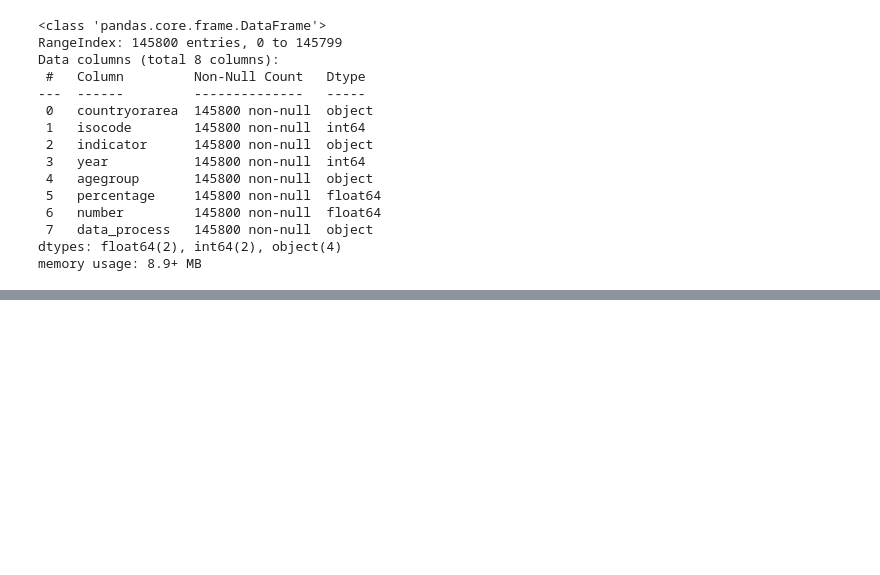
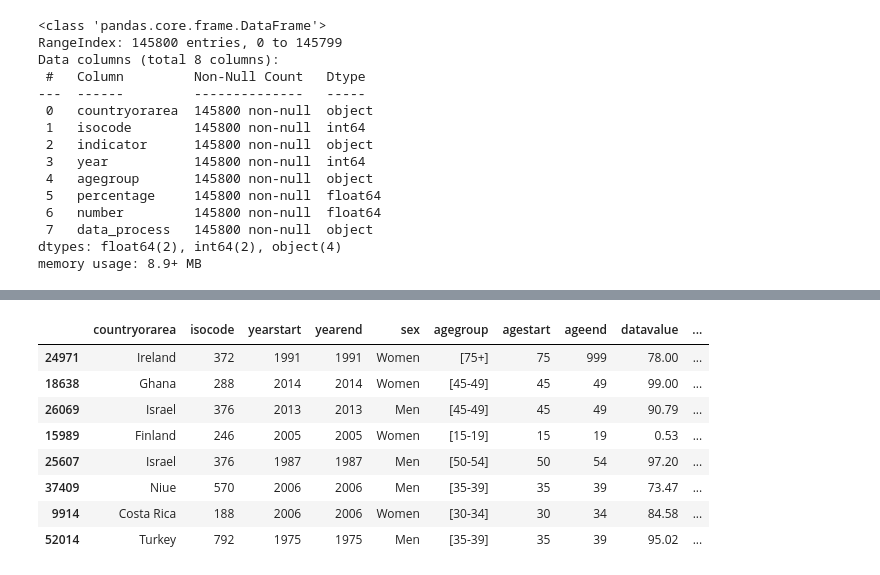
Before and after one commit to YkslB/marriage_statistics, a Jupyter notebook: scripts/Cleaning.ipynb, the cells around one changed output, grey strips where cells are left out. Cells and saved outputs as stored; diff of their text form; code cells hidden in the pictures; blank space fills up the shorter version.

```diff
--- a/scripts/Cleaning.ipynb
+++ b/scripts/Cleaning.ipynb
@@ -642,0 +648,3 @@ df_9.rename(columns={
+# %%
+df_12 = pd.read_csv('../data/processed/ever_married_un.csv', header= 2, low_memory = False)
+df_12.head()
@@ -642,0 +658,21 @@ df_9.rename(columns={
+# %%
+df_12.columns = (
+    df_12.columns
+    .str.lower()
+    .str.strip()
+    .str.replace(' ', '')
+    .str.replace('(', '')
+    .str.replace(')', '')
+    .str.replace('[^0-9a-zA-Z_]','' ,regex= True)
+    )
+df_12.sample(8)
+# %% [output]
+|  | countryorarea | isocode | yearstart | yearend | sex | agegroup | agestart | ageend | datavalue | ... |
+| 24971 | Ireland | 372 | 1991 | 1991 | Women | [75+] | 75 | 999 | 78.00 | ... |
+| 18638 | Ghana | 288 | 2014 | 2014 | Women | [45-49] | 45 | 49 | 99.00 | ... |
+| 26069 | Israel | 376 | 2013 | 2013 | Men | [45-49] | 45 | 49 | 90.79 | ... |
+| 15989 | Finland | 246 | 2005 | 2005 | Women | [15-19] | 15 | 19 | 0.53 | ... |
+| 25607 | Israel | 376 | 1987 | 1987 | Men | [50-54] | 50 | 54 | 97.20 | ... |
+| 37409 | Niue | 570 | 2006 | 2006 | Men | [35-39] | 35 | 39 | 73.47 | ... |
+| 9914 | Costa Rica | 188 | 2006 | 2006 | Women | [30-34] | 30 | 34 | 84.58 | ... |
+| 52014 | Turkey | 792 | 1975 | 1975 | Men | [35-39] | 35 | 39 | 95.02 | ... |
```
Also changed, not shown: parts of 19 cells of this notebook, 3 other files.
